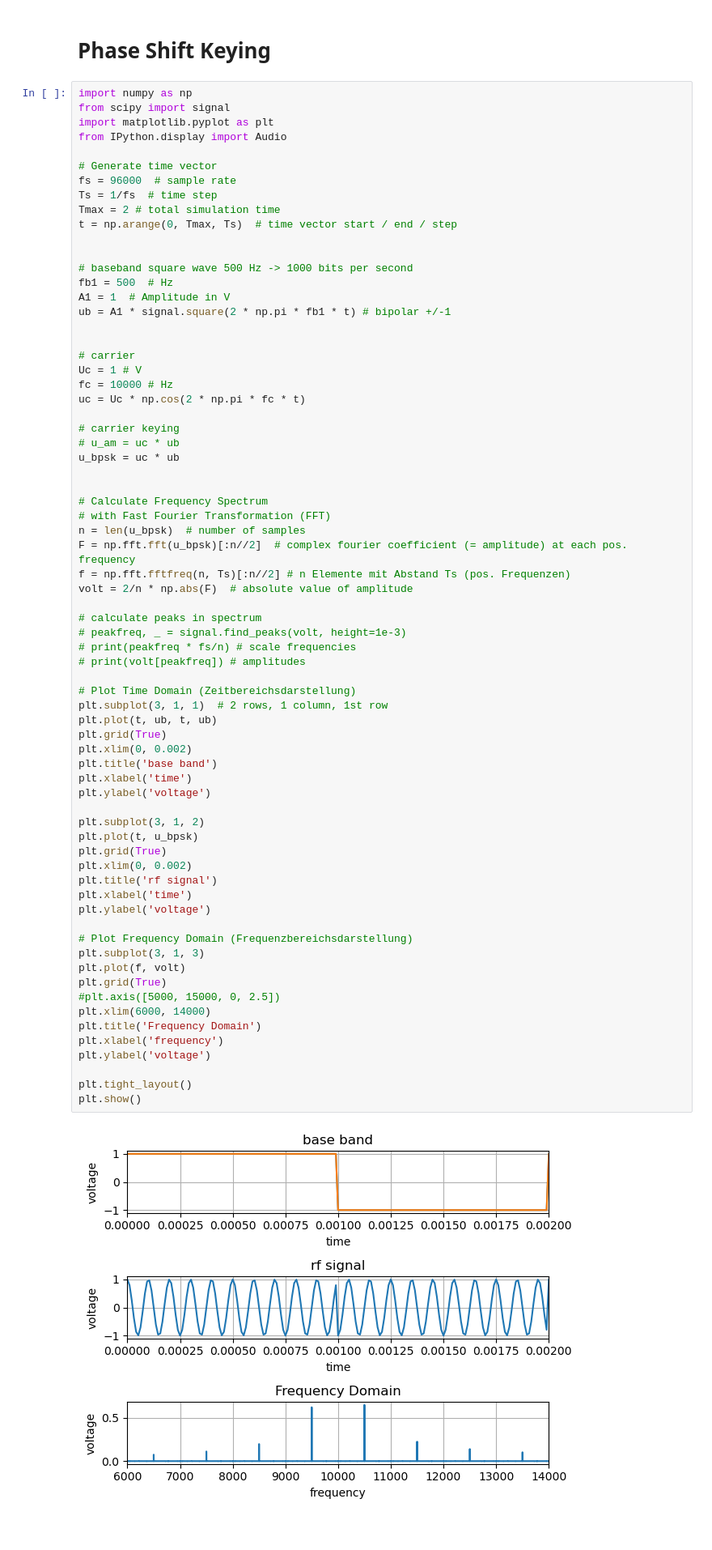
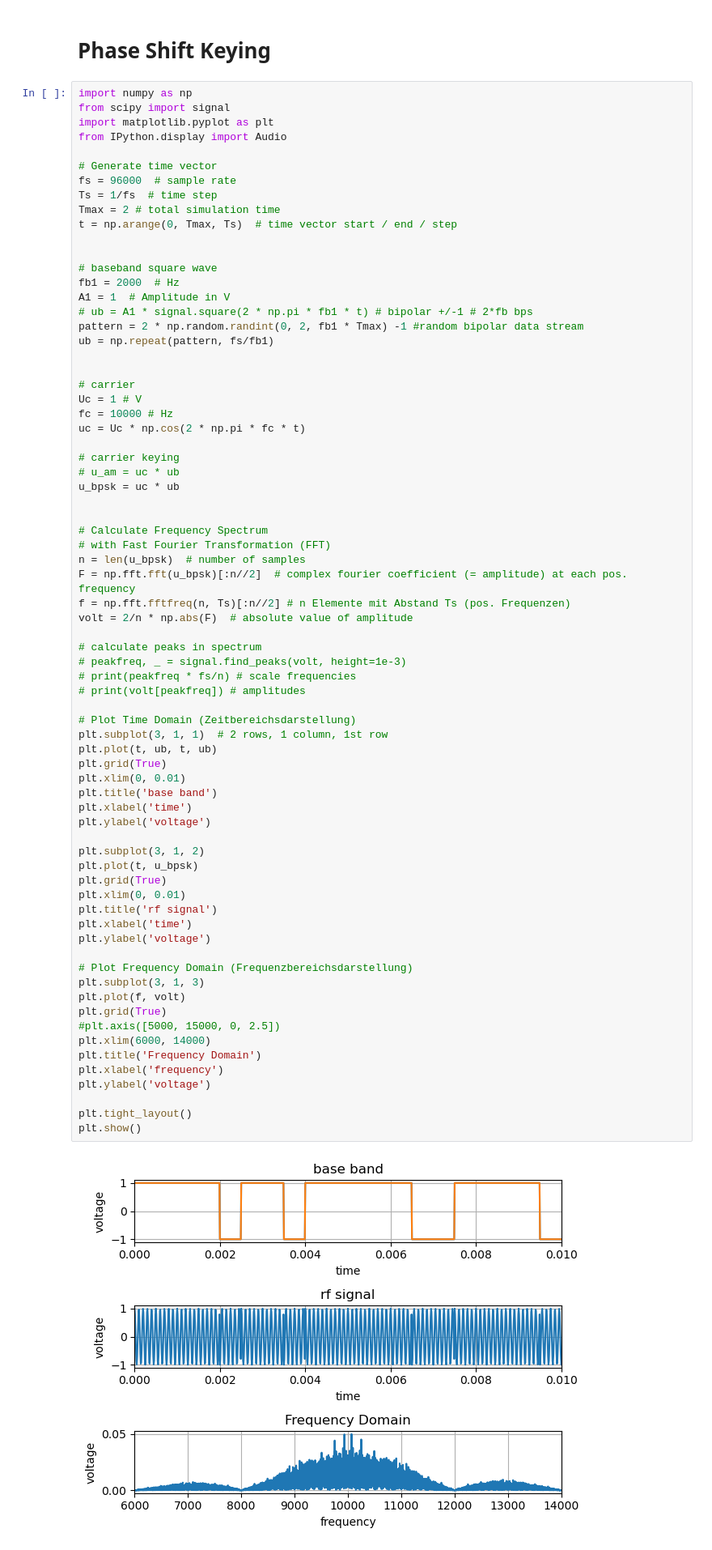
Before and after one commit to eneukirchner/jupyter-signal-simulations, a Jupyter notebook: psk.ipynb, the cells around one changed output. Shown at 81% size. Drawn from its saved outputs; the diff is of its cells as text.

Commit message:
random baseband signal

```diff
--- a/psk.ipynb
+++ b/psk.ipynb
@@ -13,10 +13,12 @@ Tmax = 2 # total simulation time
 t = np.arange(0, Tmax, Ts)  # time vector start / end / step
 
 
-# baseband square wave 500 Hz -> 1000 bits per second
-fb1 = 500  # Hz
+# baseband square wave
+fb1 = 2000  # Hz
 A1 = 1  # Amplitude in V
-ub = A1 * signal.square(2 * np.pi * fb1 * t) # bipolar +/-1
+# ub = A1 * signal.square(2 * np.pi * fb1 * t) # bipolar +/-1 # 2*fb bps
+pattern = 2 * np.random.randint(0, 2, fb1 * Tmax) -1 #random bipolar data stream
+ub = np.repeat(pattern, fs/fb1)
 
 
 # carrier
@@ -42,33 +44,33 @@ volt = 2/n * np.abs(F)  # absolute value of amplitude
 # print(volt[peakfreq]) # amplitudes
 
 # Plot Time Domain (Zeitbereichsdarstellung)
 plt.subplot(3, 1, 1)  # 2 rows, 1 column, 1st row
 plt.plot(t, ub, t, ub)
 plt.grid(True)
-plt.xlim(0, 0.002)
+plt.xlim(0, 0.01)
 plt.title('base band')
 plt.xlabel('time')
 plt.ylabel('voltage')
 
 plt.subplot(3, 1, 2)
 plt.plot(t, u_bpsk)
 plt.grid(True)
-plt.xlim(0, 0.002)
+plt.xlim(0, 0.01)
 plt.title('rf signal')
 plt.xlabel('time')
 plt.ylabel('voltage')
 
 # Plot Frequency Domain (Frequenzbereichsdarstellung)
 plt.subplot(3, 1, 3)
 plt.plot(f, volt)
 plt.grid(True)
 #plt.axis([5000, 15000, 0, 2.5])
 plt.xlim(6000, 14000)
 plt.title('Frequency Domain')
 plt.xlabel('frequency')
 plt.ylabel('voltage')
 
 plt.tight_layout()
 plt.show()
 # %% [output]
-[figure, old version]
+[figure, new version]
```
